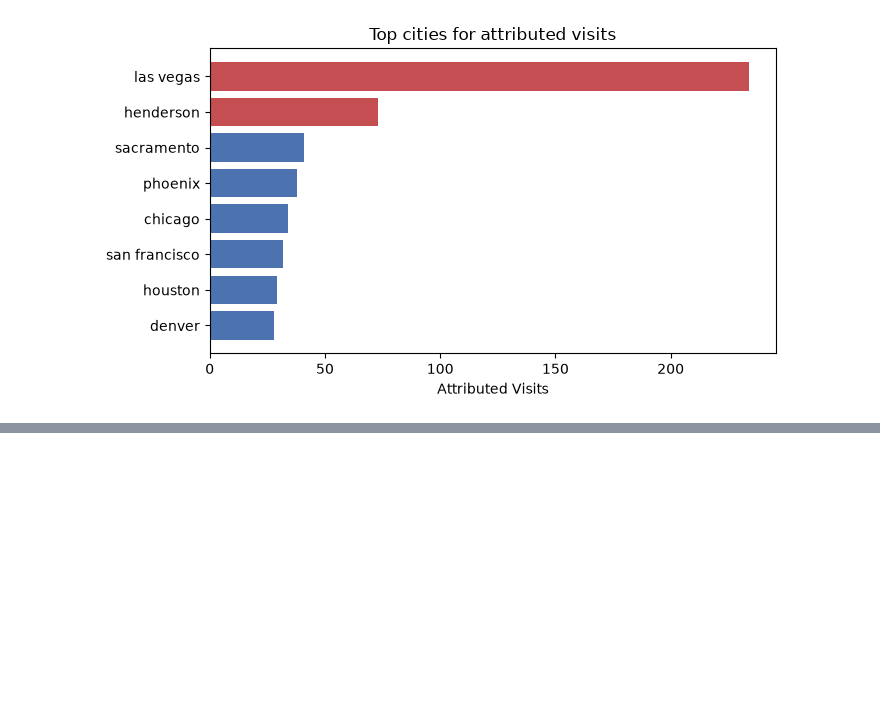
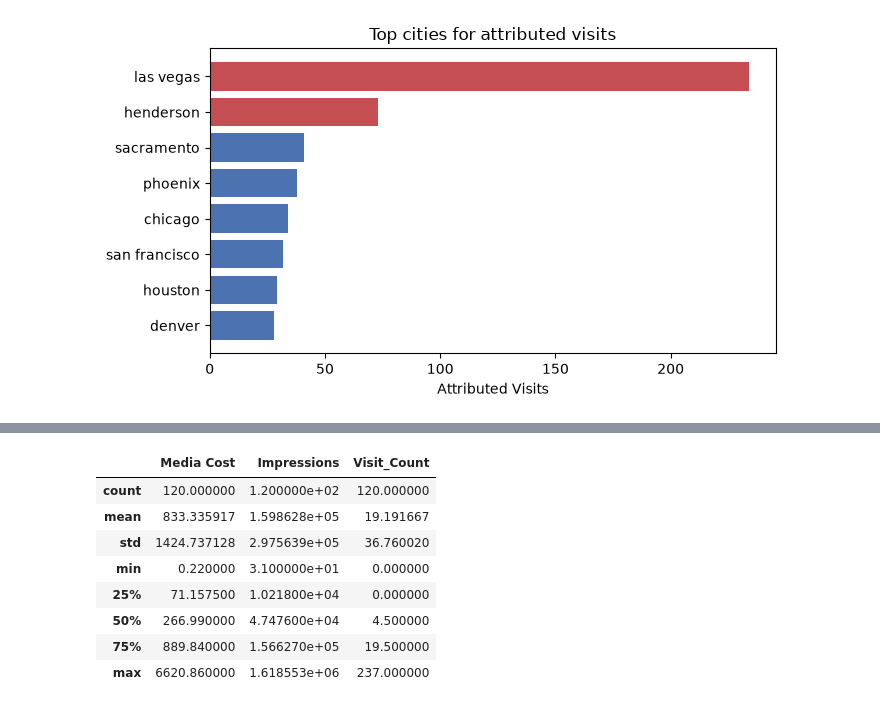
Before and after one commit to EzraGoldberg/portfolio-projects, a Jupyter notebook: 2. Tech Interview Prep/Weather Adtech Data Science/notebooks/Case_Study.ipynb, the cells around one changed output, grey strips where cells are left out. Cells and saved outputs as stored; diff of their text form; code cells hidden in the pictures; blank space fills up the shorter version.

Commit message:
added some overall analysis for general statements and summaries

```diff
--- a/2. Tech Interview Prep/Weather Adtech Data Science/notebooks/Case_Study.ipynb
+++ b/2. Tech Interview Prep/Weather Adtech Data Science/notebooks/Case_Study.ipynb
@@ -1350,0 +1357,13 @@ plt.show()
+# %%
+# Overall cost, impressions, and attributed visits
+campaign_metrics_with_fta.describe()[["Media Cost", "Impressions", "Visit_Count"]]
+# %% [output]
+|  | Media Cost | Impressions | Visit_Count |
+| count | 120.000000 | 1.200000e+02 | 120.000000 |
+| mean | 833.335917 | 1.598628e+05 | 19.191667 |
+| std | 1424.737128 | 2.975639e+05 | 36.760020 |
+| min | 0.220000 | 3.100000e+01 | 0.000000 |
+| 25% | 71.157500 | 1.021800e+04 | 0.000000 |
+| 50% | 266.990000 | 4.747600e+04 | 4.500000 |
+| 75% | 889.840000 | 1.566270e+05 | 19.500000 |
+| max | 6620.860000 | 1.618553e+06 | 237.000000 |
```
Also changed, not shown: parts of 1 cell of this notebook.
